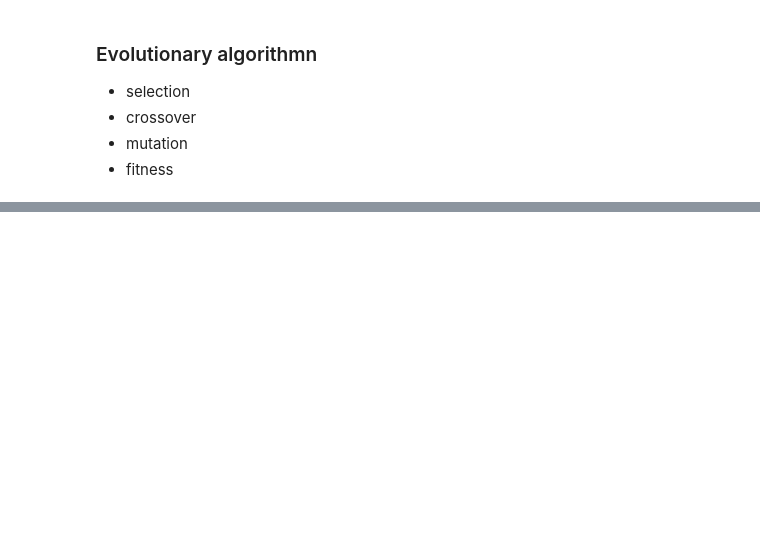
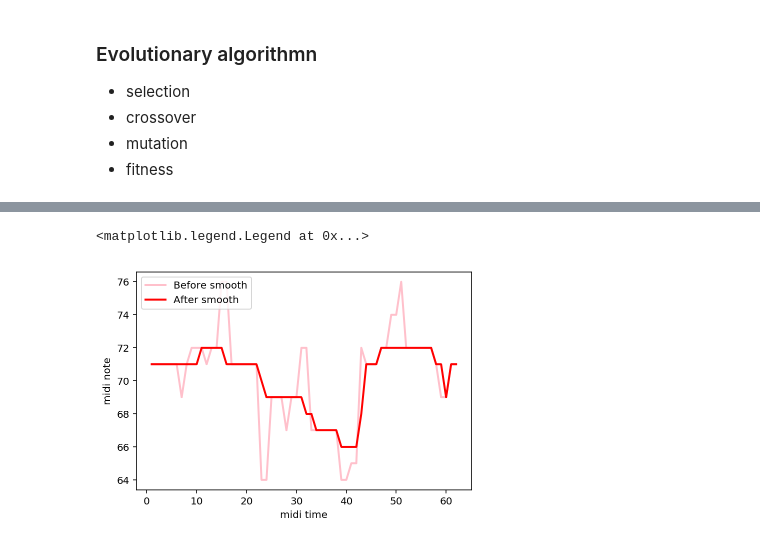
Before and after one commit to sharon1018/Music_information_retrieval, a Jupyter notebook: GA_v2.ipynb, the cells around one changed output, grey strips where cells are left out. Cells and saved outputs as stored; diff of their text form; code cells hidden in the pictures; blank space fills up the shorter version.

```diff
--- a/GA_v2.ipynb
+++ b/GA_v2.ipynb
@@ -376,0 +493,9 @@ Generation 40   : score 100.5
+# %%
+plt.plot(x, y, color='pink', linewidth=2, label='Before smooth')
+plt.plot(x, y_s1, color='red', linewidth=2, label='After smooth')
+plt.xlabel('midi time')
+plt.ylabel('midi note')
+plt.legend(loc='upper left')
+# %% [output]
+<matplotlib.legend.Legend at 0x...>
+[figure, added]
```
Also changed, not shown: parts of 23 cells of this notebook, 5 other files.
